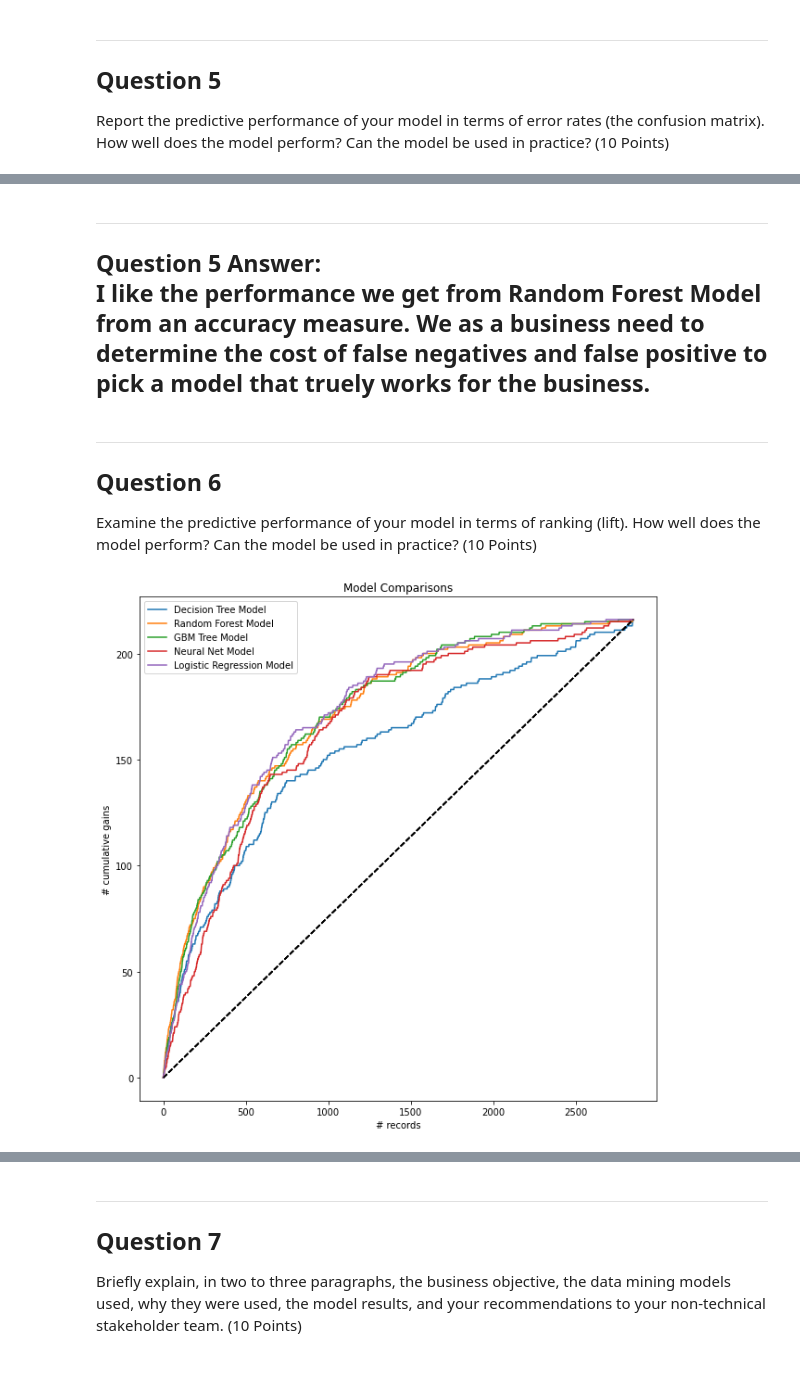
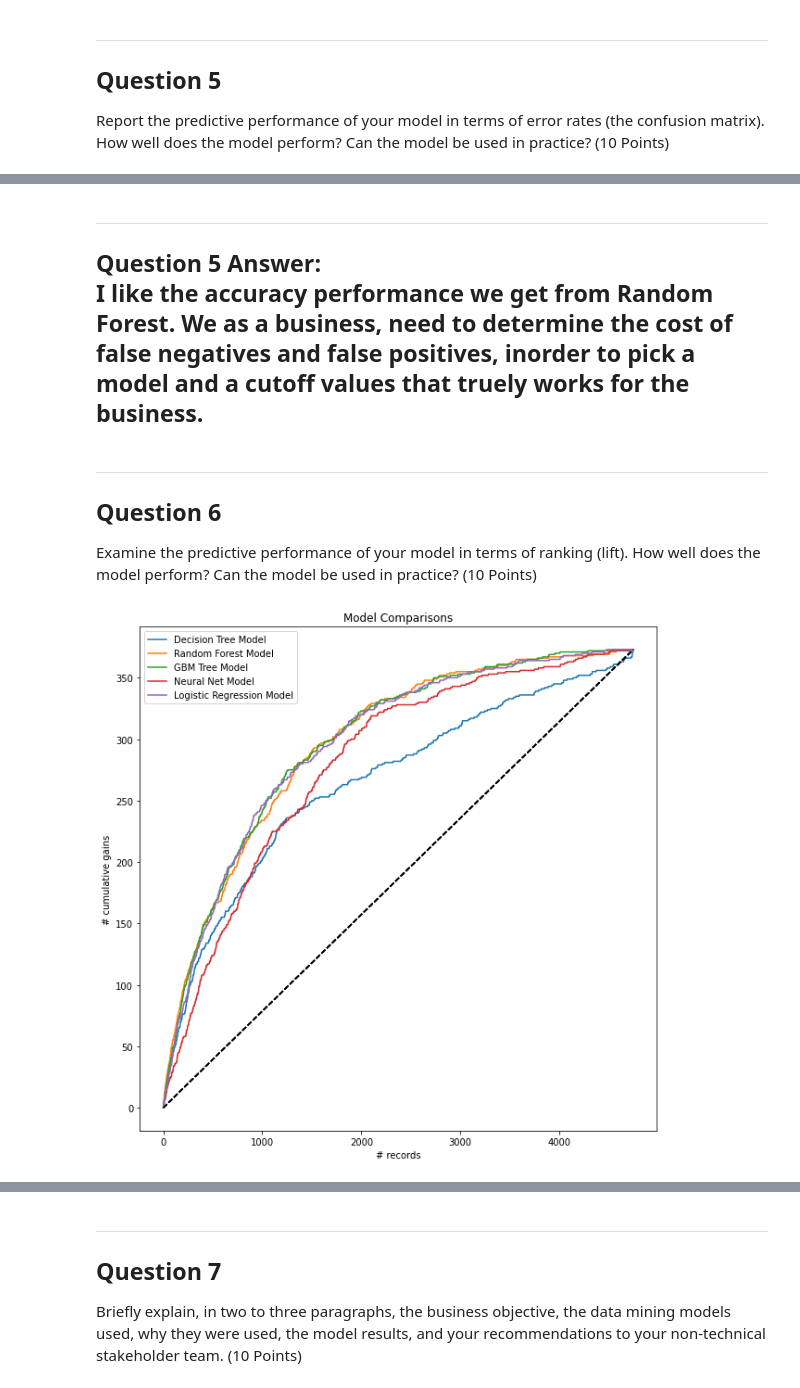
Before and after one commit to zachfreitas/ADS_505_Applied_Data_Sci_for_Business-, a Jupyter notebook: Module_3/Assignment_3/Zachariah_Freitas_Assignment_3.ipynb, the cells around one changed output, grey strips where cells are left out. Saved outputs shown, nothing was run; the diff lists cells and outputs as text; code cells hidden in the pictures.

```diff
--- a/Module_3/Assignment_3/Zachariah_Freitas_Assignment_3.ipynb
+++ b/Module_3/Assignment_3/Zachariah_Freitas_Assignment_3.ipynb
@@ -334,6 +338,7 @@ for col in num_vars:
 Correlation Analysis
 # %%
 #correlation Analysis
+taxi_df["Car_Cancellation"] = taxi_df["Car_Cancellation"].astype("int64")
 plt.subplots(figsize=(20,10))
 sns.heatmap(taxi_df.corr(), annot = True, fmt = ".2f", cmap = "viridis");
 # %% [output]
@@ -406,11 +411,10 @@ Index(['online_booking', 'mobile_site_booking', 'Car_Cancellation', 'dist(km)',
 Split Data
 # %%
 # alternative way using scikit-learn
-train, temp = train_test_split(taxi_df, train_size=0.4, random_state=1)
-valid, test = train_test_split(temp, train_size=0.6, random_state=1)
+train, valid = train_test_split(taxi_df, train_size=0.4, random_state=1)
+#valid, test = train_test_split(temp, train_size=0.6, random_state=1)
 
 print('Training   : ', train.shape)
 print('Validation : ', valid.shape)
-print('Test : ', test.shape)
 # %% [output]
 Training   :  (3163, 1064)
@@ -800,7 +768,7 @@ Actual    0    1
 # %% [markdown]
 ---
 **Question 5 Answer:**<br>
-I like the performance we get from Random Forest Model from an accuracy measure. We as a business need to determine the cost of false negatives and false positive to pick a model that truely works for the business.
+I like the accuracy performance we get from Random Forest. We as a business, need to determine the cost of false negatives and false positives, inorder to pick a model and a cutoff values that truely works for the business.
 ---
 # %% [markdown]
 ---
@@ -811,7 +779,7 @@ Examine the predictive performance of your model in terms of ranking (lift). How
 
 # Decision Trees
 dec_tree_proba = gridSearch.best_estimator_.predict_proba(valid_X)
-dec_tree_result = pd.DataFrame({'actual': valid_y,
+dec_tree_result = pd.DataFrame({'actual': valid_y.astype("int64"),
                             'p(0)': [p[0] for p in dec_tree_proba],
                             'p(1)': [p[1] for p in dec_tree_proba],
                             'predicted': gridSearch.best_estimator_.predict(valid_X),
@@ -820,7 +788,7 @@ dec_tree_result = dec_tree_result.sort_values(by=['p(1)'], ascending=False)
 
 # Random Forest
 rf_proba = rf.predict_proba(valid_X)
-rf_result = pd.DataFrame({'actual': valid_y,
+rf_result = pd.DataFrame({'actual': valid_y.astype("int64"),
                             'p(0)': [p[0] for p in rf_proba],
                             'p(1)': [p[1] for p in rf_proba],
                             'predicted': rf.predict(valid_X),
@@ -830,43 +798,43 @@ rf_result = rf_result.sort_values(by=['p(1)'], ascending=False)
 # GBM Boosting Trees
 
 gbm_tree_proba = boost.predict_proba(valid_X)
-gbm_tree_result = pd.DataFrame({'actual': valid_y,
+gbm_tree_result = pd.DataFrame({'actual': valid_y.astype("int64"),
                             'p(0)': [p[0] for p in gbm_tree_proba],
                             'p(1)': [p[1] for p in gbm_tree_proba],
                             'predicted': boost.predict(valid_X),
                           })
 gbm_tree_result = gbm_tree_result.sort_values(by=['p(1)'], ascending=False)
 
 # Neural Net
 
 nn_proba = nn.predict_proba(valid_X)
-nn_result = pd.DataFrame({'actual': valid_y,
+nn_result = pd.DataFrame({'actual': valid_y.astype("int64"),
                             'p(0)': [p[0] for p in nn_proba],
                             'p(1)': [p[1] for p in nn_proba],
                             'predicted': nn.predict(valid_X),
                           })
 nn_result = nn_result.sort_values(by=['p(1)'], ascending=False)
 
 # Logistic Regression
 logit_reg_pred = logit_rlr.predict_proba(valid_X)
-logit_reg_result = pd.DataFrame({'actual': valid_y,
+logit_reg_result = pd.DataFrame({'actual': valid_y.astype("int64"),
                             'p(0)': [p[0] for p in logit_reg_pred],
                             'p(1)': [p[1] for p in logit_reg_pred],
                             'predicted': logit_rlr.predict(valid_X)})
 logit_reg_result = logit_reg_result.sort_values(by=['p(1)'], ascending=False)
 
 # Plot
 ax = gainsChart(dec_tree_result.actual, label='Decision Tree Model', color='C0', figsize=[10, 10])
-ax = gainsChart(reg_tree_result.actual, label='Random Forest Model', color='C1', ax=ax)
+ax = gainsChart(rf_result.actual, label='Random Forest Model', color='C1', ax=ax)
 ax = gainsChart(gbm_tree_result.actual, label='GBM Tree Model', color='C2', ax=ax)
 ax = gainsChart(nn_result.actual, label='Neural Net Model', color='C3', ax=ax)
 ax = gainsChart(logit_reg_result.actual, label='Logistic Regression Model', color='C4', ax=ax)
 ax.legend()
 ax.set_title('Model Comparisons')
 
 plt.show()
 # %% [output]
-[figure, old version]
+[figure, new version]
 # %% [markdown]
 ---
 **Question 6 Answer:**<br>
```
Also changed, not shown: parts of 23 cells of this notebook.
